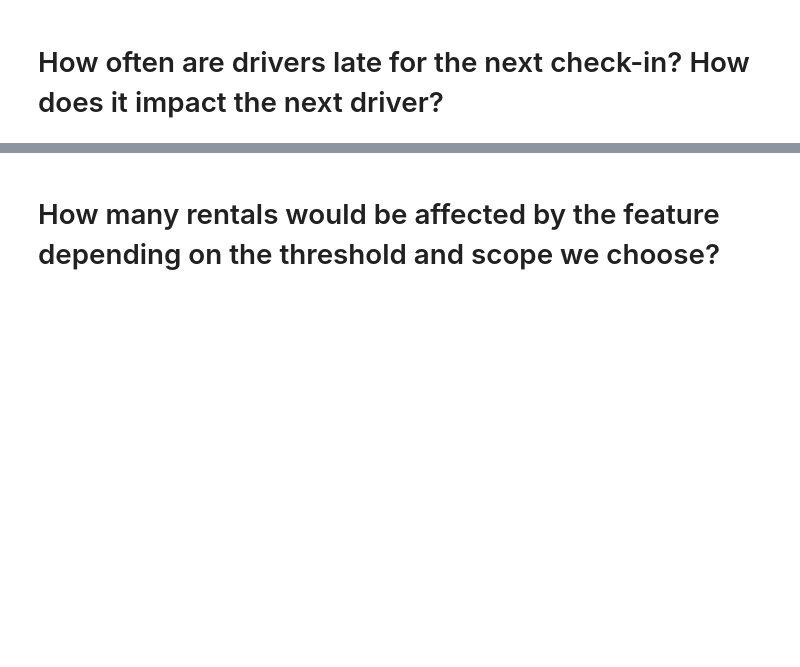
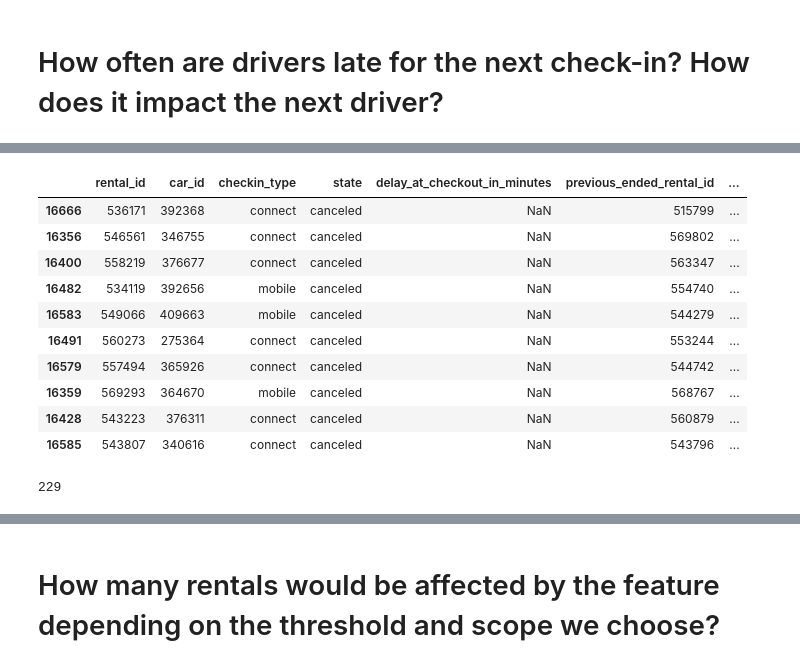
Before and after one commit to 40tude/02_Data-Science_Fullstack_march_2024, a Jupyter notebook: 08_deployment/99_Project_getaround/02_getarround.ipynb, the cells around one changed output, grey strips where cells are left out. Cells and saved outputs as stored; diff of their text form; code cells hidden in the pictures; blank space fills up the shorter version.

```diff
--- a/08_deployment/99_Project_getaround/02_getarround.ipynb
+++ b/08_deployment/99_Project_getaround/02_getarround.ipynb
@@ -458,0 +445,17 @@ Returns without info : 9.42 %
+# %%
+df_tmp = df[(df['state']=="canceled") & (df['previous_ended_rental_id'].notna())]
+display(df_tmp.sample(10))
+len(df_tmp)
+# %% [output]
+|  | rental_id | car_id | checkin_type | state | delay_at_checkout_in_minutes | previous_ended_rental_id | ... |
+| 16666 | 536171 | 392368 | connect | canceled | NaN | 515799 | ... |
+| 16356 | 546561 | 346755 | connect | canceled | NaN | 569802 | ... |
+| 16400 | 558219 | 376677 | connect | canceled | NaN | 563347 | ... |
+| 16482 | 534119 | 392656 | mobile | canceled | NaN | 554740 | ... |
+| 16583 | 549066 | 409663 | mobile | canceled | NaN | 544279 | ... |
+| 16491 | 560273 | 275364 | connect | canceled | NaN | 553244 | ... |
+| 16579 | 557494 | 365926 | connect | canceled | NaN | 544742 | ... |
+| 16359 | 569293 | 364670 | mobile | canceled | NaN | 568767 | ... |
+| 16428 | 543223 | 376311 | connect | canceled | NaN | 560879 | ... |
+| 16585 | 543807 | 340616 | connect | canceled | NaN | 543796 | ... |
+229
```
Also changed, not shown: parts of 23 cells of this notebook, 1 other file.
